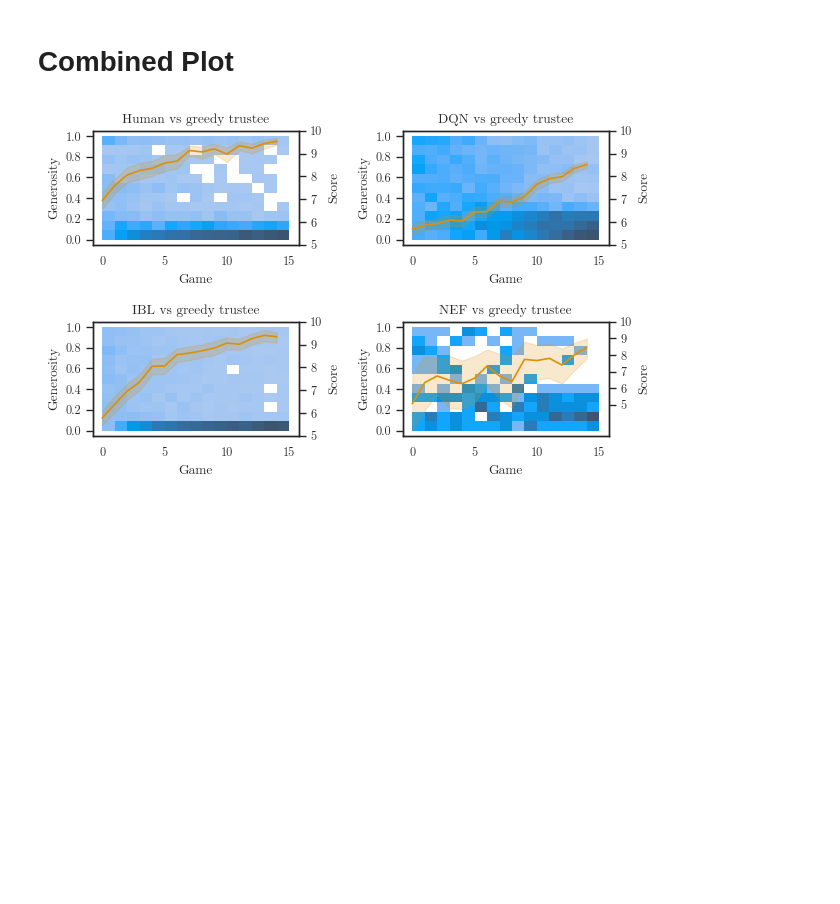
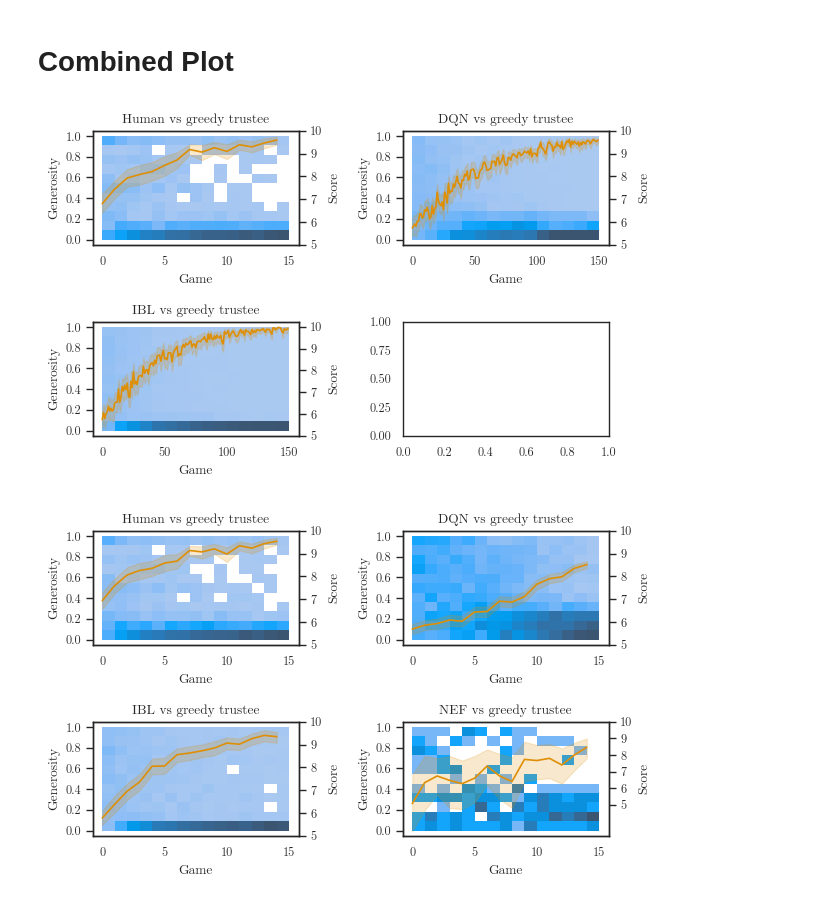
Before and after one commit to psipeter/social-value-orientation, a Jupyter notebook: experiment1.ipynb, the cells around one changed output. Drawn from its saved outputs; the diff is of its cells as text; code cells hidden in the pictures; blank space fills up the shorter version.

Commit message:
optimizing to recreate human behavior

```diff
--- a/experiment1.ipynb
+++ b/experiment1.ipynb
@@ -766,6 +736,41 @@ axes2.set(ylabel='Score')
 plt.tight_layout()
 # %% [markdown]
 # Combined Plot
+# %%
+data_human = pd.read_pickle("data/human_data_cleaned.pkl").query("orientation=='proself' & opponent=='greedy' & player=='investor'")
+data_dqn = pd.read_pickle("data/DQN_LT1.pkl")
+data_ibl = pd.read_pickle("data/IBL_LT1.pkl")
+data_nef = pd.read_pickle("data/NEF_LT1.pkl")
+
+fig, axes = plt.subplots(nrows=2, ncols=2, figsize=((6.38, 4)))
+sns.histplot(data=data_human, x='game', y='generosity', bins=(15, 11), binrange=((0, 15),(0, 1)), ax=axes[0][0], color=palette[0])
+ax = axes[0][0].twinx()
+sns.lineplot(data=data_human, x='game', y='coins', ax=ax, color=palette[1])
+axes[0][0].set(title='Human vs greedy trustee', xlabel='Game', ylabel='Generosity', yticks=((0.0, 0.2, 0.4, 0.6, 0.8, 1.0)))
+ax.set(ylabel='Score', yticks=((5,6,7,8,9,10)))
+
+sns.histplot(data=data_dqn, x='game', y='generosity', bins=(15, 11), binrange=((0, 150),(0, 1)), ax=axes[0][1], color=palette[0])
+ax = axes[0][1].twinx()
+sns.lineplot(data=data_dqn, x='game', y='coins', ax=ax, color=palette[1])
+axes[0][1].set(title='DQN vs greedy trustee', xlabel='Game', ylabel='Generosity', yticks=((0.0, 0.2, 0.4, 0.6, 0.8, 1.0)))
+ax.set(ylabel='Score', yticks=((5,6,7,8,9,10)))
+
+sns.histplot(data=data_ibl, x='game', y='generosity', bins=(15, 11), binrange=((0, 150),(0, 1)), ax=axes[1][0], color=palette[0])
+ax = axes[1][0].twinx()
+sns.lineplot(data=data_ibl, x='game', y='coins', ax=ax, color=palette[1])
+axes[1][0].set(title='IBL vs greedy trustee', xlabel='Game', ylabel='Generosity', yticks=((0.0, 0.2, 0.4, 0.6, 0.8, 1.0)))
+ax.set(ylabel='Score', yticks=((5,6,7,8,9,10)))
+
+# sns.histplot(data=data_nef, x='game', y='generosity', bins=(15, 11), binrange=((0, 150),(0, 1)), ax=axes[1][1], color=palette[0])
+# ax = axes[1][1].twinx()
+# sns.lineplot(data=data_nef, x='game', y='coins', ax=ax, color=palette[1])
+# axes[1][1].set(title='NEF vs greedy trustee', xlabel='Game', ylabel='Generosity', yticks=((0.0, 0.2, 0.4, 0.6, 0.8, 1.0)))
+# ax.set(ylabel='Score', yticks=((5,6,7,8,9,10)))
+
+plt.tight_layout()
+fig.savefig(f"plots/combined_LT1.png")
+# %% [output]
+[figure, added]
 # %%
 data_human = pd.read_pickle("data/human_data_cleaned.pkl").query("orientation=='proself' & opponent=='greedy' & player=='investor'")
 data_dqn = pd.read_pickle("data/DQN_LT2.pkl")
```
Also changed, not shown: parts of 2 cells of this notebook, 9 other files.
